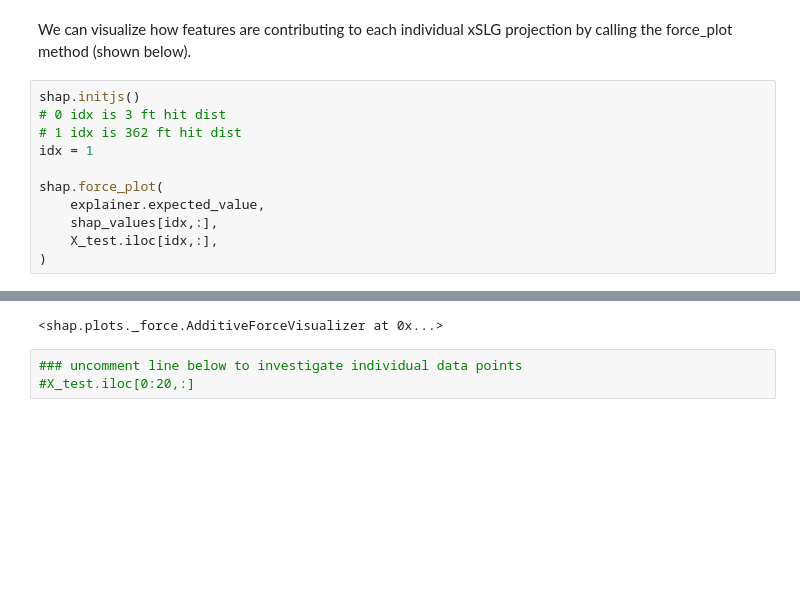
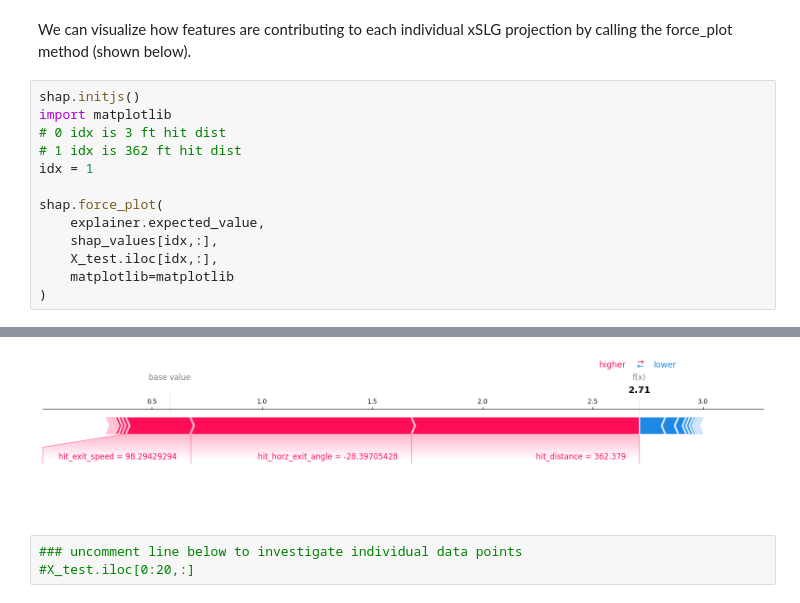
Before and after one commit to chasediaz6/xSLG-Quantifying-Batted-Ball-Quality-and-Predicting-Future-Slugging, a Jupyter notebook: notebooks/02-Modeling.ipynb, the cells around one changed output, grey strips where cells are left out. Drawn from its saved outputs; the diff is of its cells as text; blank space fills up the shorter version.

```diff
--- a/notebooks/02-Modeling.ipynb
+++ b/notebooks/02-Modeling.ipynb
@@ -291,18 +291,20 @@ plt.show()
 We can visualize how features are contributing to each individual xSLG projection by calling the force_plot method (shown below).
 # %%
 shap.initjs()
+import matplotlib
 # 0 idx is 3 ft hit dist
 # 1 idx is 362 ft hit dist
 idx = 1
 
 shap.force_plot(
     explainer.expected_value,
     shap_values[idx,:],
     X_test.iloc[idx,:],
+    matplotlib=matplotlib
 )
 # %% [output]
 [interactive output not drawn]
-<shap.plots._force.AdditiveForceVisualizer at 0x...>
+[figure, added]
 # %%
 ### uncomment line below to investigate individual data points
 #X_test.iloc[0:20,:]
```
Also changed, not shown: parts of 2 cells of this notebook.
